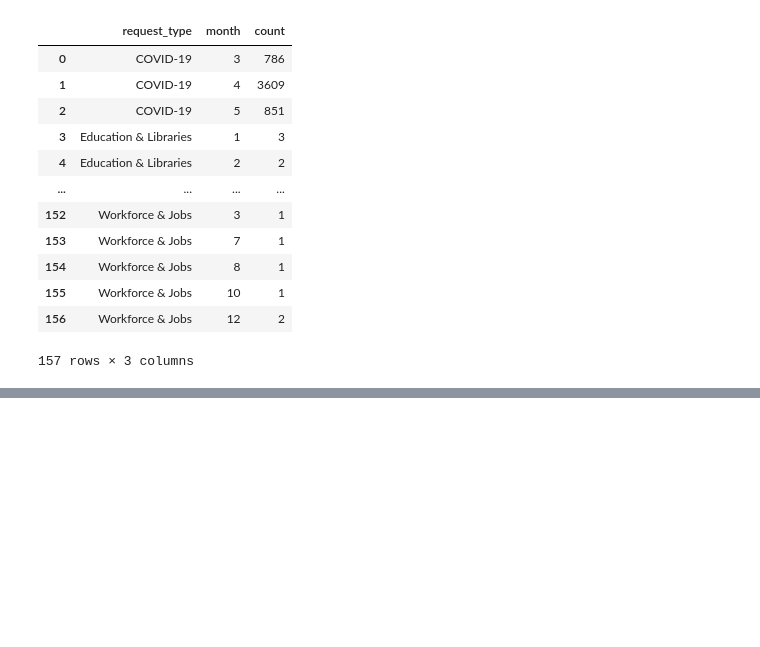
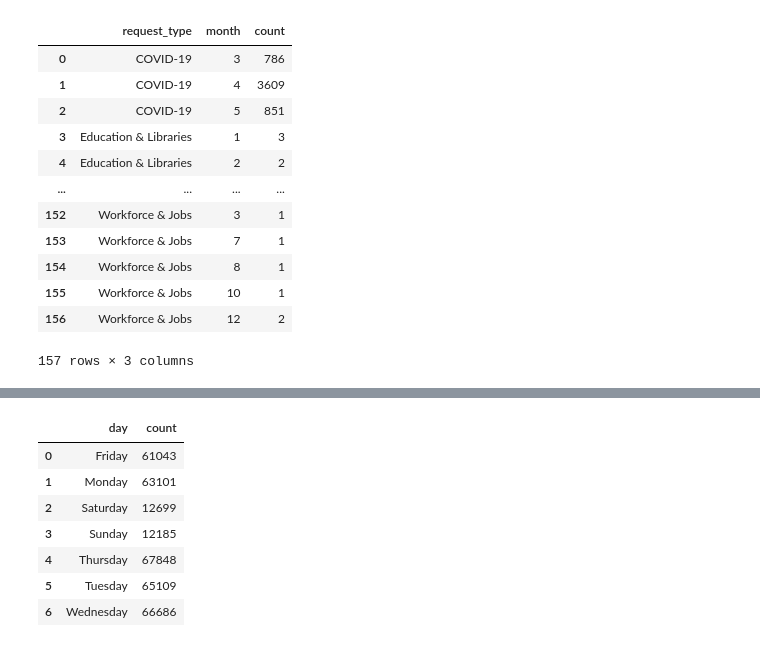
Before and after one commit to AmandaPartlow/hubNashville, a Jupyter notebook: notebooks/HubNashville_Call_Times.ipynb, the cells around one changed output, grey strips where cells are left out. Saved outputs shown, nothing was run; the diff lists cells and outputs as text; code cells hidden in the pictures; blank space fills up the shorter version.

```diff
--- a/notebooks/HubNashville_Call_Times.ipynb
+++ b/notebooks/HubNashville_Call_Times.ipynb
@@ -280,0 +357,19 @@ request_weekdays.reset_index()
+# %%
+weekday_frequency = hub_nash[['day']].reset_index(drop=True)
+# %%
+weekday_freq = weekday_frequency.groupby(['day'])['day'].count()
+# %%
+weekday_freq = weekday_freq.to_frame()
+# %%
+weekday_freq.columns = ['count']
+# %%
+weekday_freq.reset_index()
+# %% [output]
+|  | day | count |
+| 0 | Friday | 61043 |
+| 1 | Monday | 63101 |
+| 2 | Saturday | 12699 |
+| 3 | Sunday | 12185 |
+| 4 | Thursday | 67848 |
+| 5 | Tuesday | 65109 |
+| 6 | Wednesday | 66686 |
```
Also changed, not shown: parts of 21 cells of this notebook.
